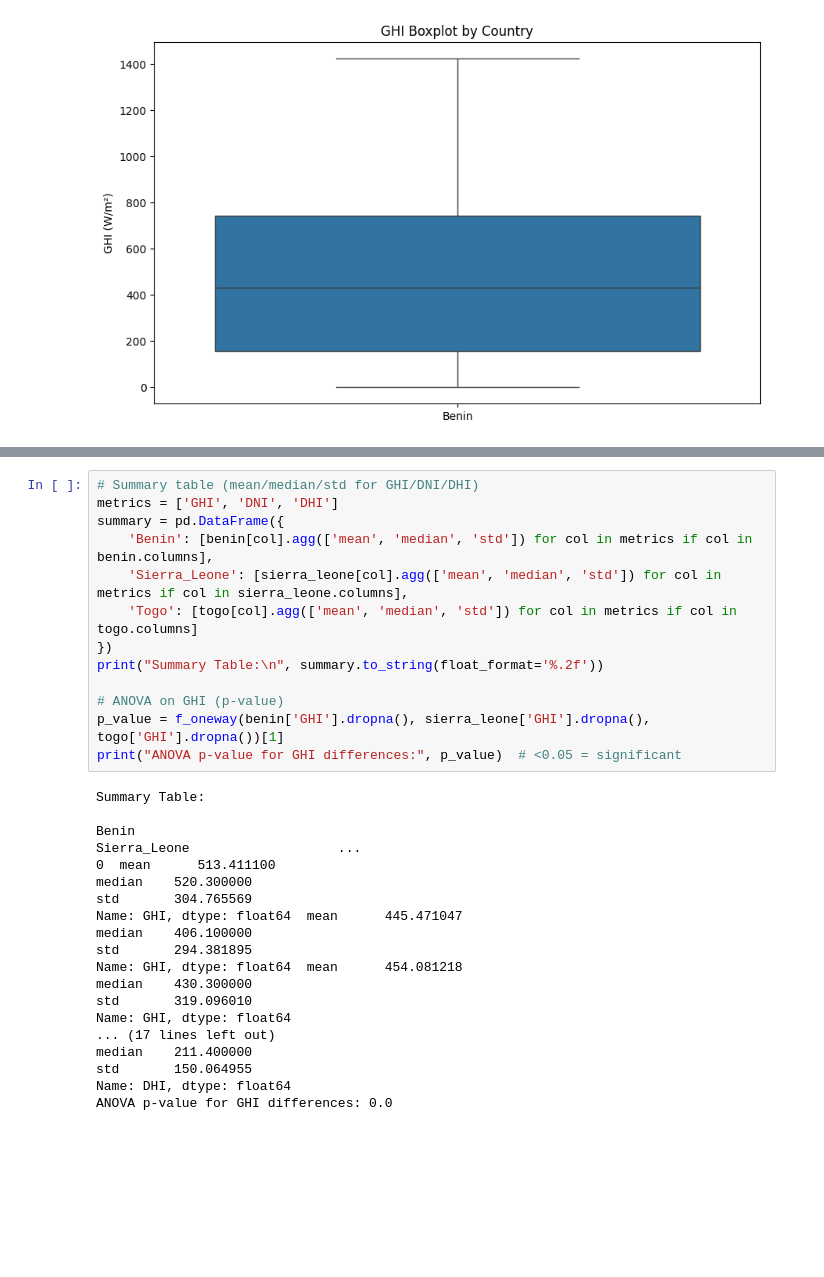
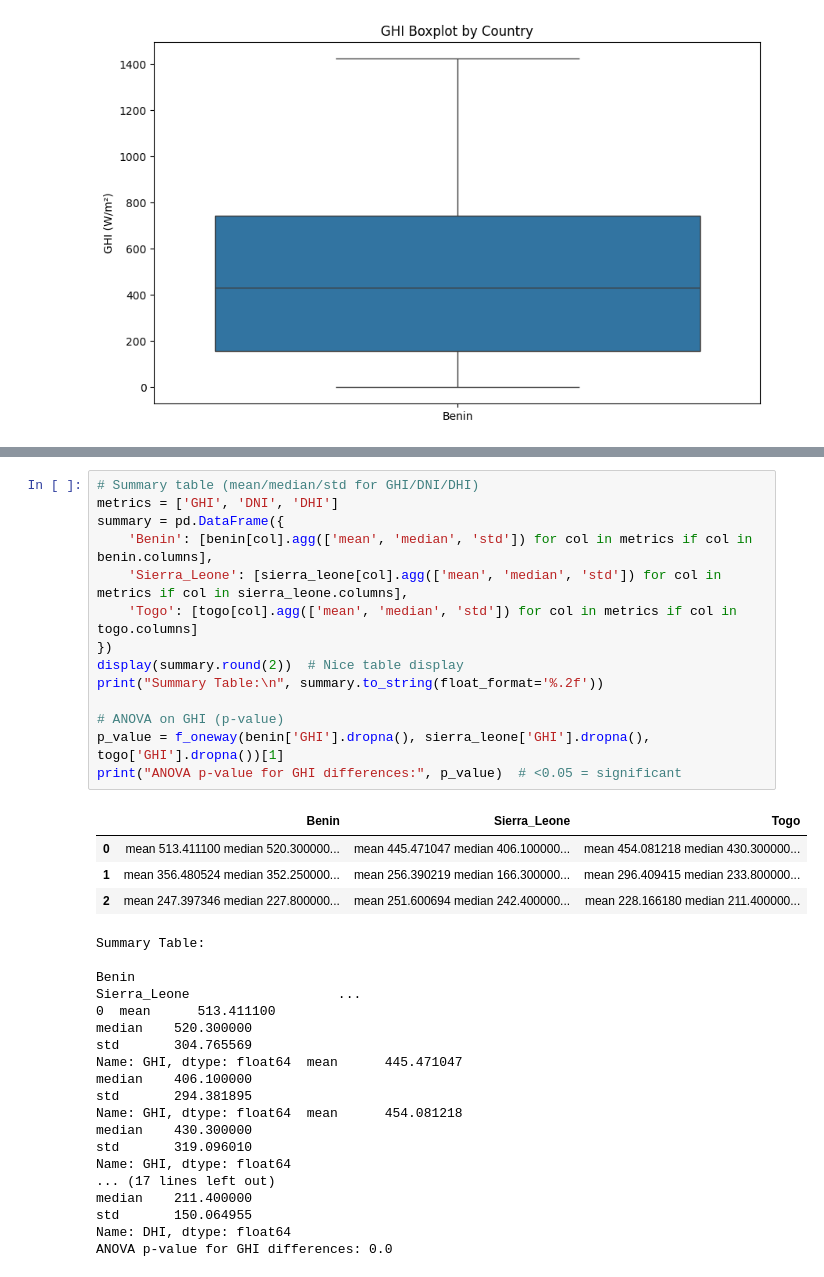
Before and after one commit to bekonad/solar-challenge-week0, a Jupyter notebook: notebooks/compare_countries.ipynb, the cells around one changed output, grey strips where cells are left out. Saved outputs shown, nothing was run; the diff lists cells and outputs as text; blank space fills up the shorter version.

```diff
--- a/notebooks/compare_countries.ipynb
+++ b/notebooks/compare_countries.ipynb
@@ -35,17 +56,22 @@ plt.show()
 # %%
 # Summary table (mean/median/std for GHI/DNI/DHI)
 metrics = ['GHI', 'DNI', 'DHI']
 summary = pd.DataFrame({
     'Benin': [benin[col].agg(['mean', 'median', 'std']) for col in metrics if col in benin.columns],
     'Sierra_Leone': [sierra_leone[col].agg(['mean', 'median', 'std']) for col in metrics if col in sierra_leone.columns],
     'Togo': [togo[col].agg(['mean', 'median', 'std']) for col in metrics if col in togo.columns]
 })
+display(summary.round(2))  # Nice table display
 print("Summary Table:\n", summary.to_string(float_format='%.2f'))
 
 # ANOVA on GHI (p-value)
 p_value = f_oneway(benin['GHI'].dropna(), sierra_leone['GHI'].dropna(), togo['GHI'].dropna())[1]
 print("ANOVA p-value for GHI differences:", p_value)  # <0.05 = significant
 # %% [output]
+|  | Benin | Sierra_Leone | Togo |
+| 0 | mean 513.411100 median 520.300000... | mean 445.471047 median 406.100000... | mean 454.081218 median 430.300000... |
+| 1 | mean 356.480524 median 352.250000... | mean 256.390219 median 166.300000... | mean 296.409415 median 233.800000... |
+| 2 | mean 247.397346 median 227.800000... | mean 251.600694 median 242.400000... | mean 228.166180 median 211.400000... |
 Summary Table:
                                                                                        Benin                                                                              Sierra_Leone                   ...
 0  mean      513.411100
```
Also changed, not shown: parts of 5 cells of this notebook.
